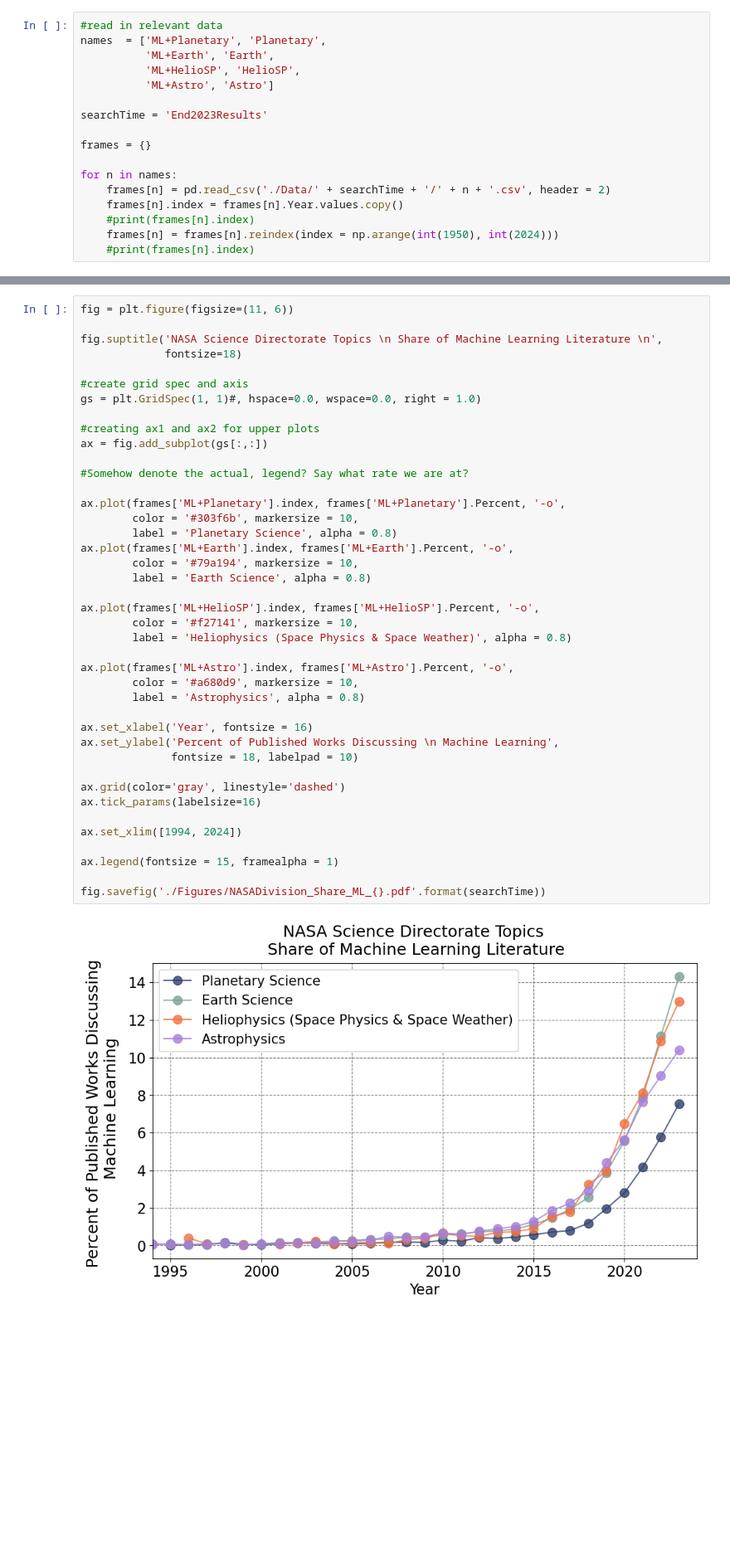
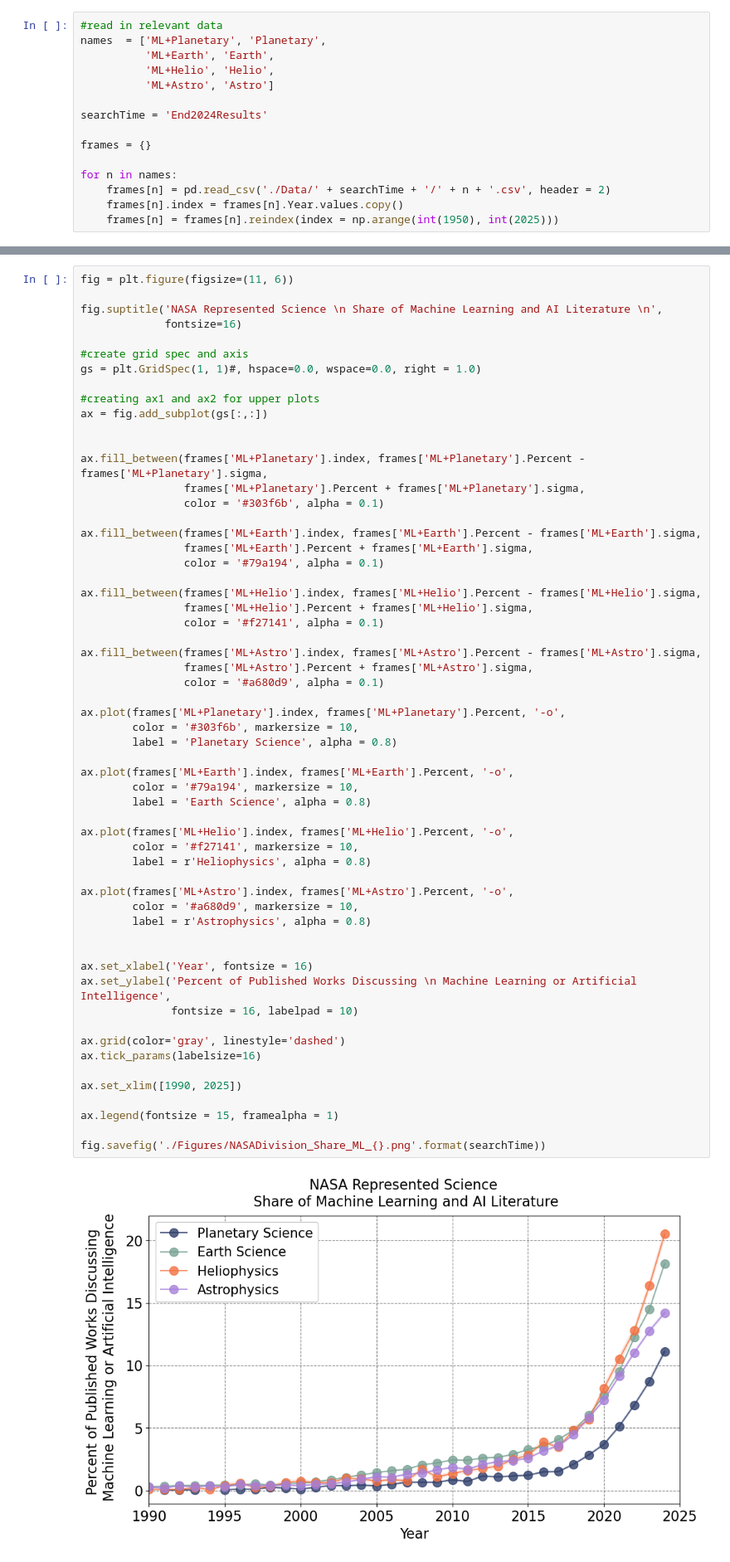
Before and after one commit to abbyazari/NASA-ML-Pubs, a Jupyter notebook: Analysis.ipynb, the cells around one changed output, grey strips where cells are left out. Shown at 83% size. Saved outputs shown, nothing was run; the diff lists cells and outputs as text; blank space fills up the shorter version.

```diff
--- a/Analysis.ipynb
+++ b/Analysis.ipynb
@@ -10,19 +10,17 @@ import matplotlib.pyplot as plt
 #read in relevant data
 names  = ['ML+Planetary', 'Planetary',
           'ML+Earth', 'Earth',
-          'ML+HelioSP', 'HelioSP',
+          'ML+Helio', 'Helio',
           'ML+Astro', 'Astro']
 
-searchTime = 'End2023Results'
+searchTime = 'End2024Results'
 
 frames = {}
 
 for n in names:
     frames[n] = pd.read_csv('./Data/' + searchTime + '/' + n + '.csv', header = 2)
     frames[n].index = frames[n].Year.values.copy()
-    #print(frames[n].index)
-    frames[n] = frames[n].reindex(index = np.arange(int(1950), int(2024)))
-    #print(frames[n].index)
+    frames[n] = frames[n].reindex(index = np.arange(int(1950), int(2025)))
 # %%
 #and make final normalized datasets by dividing over range 1950-2020
 
@@ -45,43 +67,60 @@ frames['ML+Astro']['Percent']   = 100*(frames['ML+Astro'].Papers /
 # %%
 fig = plt.figure(figsize=(11, 6))
 
-fig.suptitle('NASA Science Directorate Topics \n Share of Machine Learning Literature \n',
-             fontsize=18)
+fig.suptitle('NASA Represented Science \n Share of Machine Learning and AI Literature \n',
+             fontsize=16)
 
 #create grid spec and axis
 gs = plt.GridSpec(1, 1)#, hspace=0.0, wspace=0.0, right = 1.0)
 
 #creating ax1 and ax2 for upper plots
 ax = fig.add_subplot(gs[:,:])
 
-#Somehow denote the actual, legend? Say what rate we are at?
+
+ax.fill_between(frames['ML+Planetary'].index, frames['ML+Planetary'].Percent - frames['ML+Planetary'].sigma,
+                frames['ML+Planetary'].Percent + frames['ML+Planetary'].sigma,
+                color = '#303f6b', alpha = 0.1)
+
+ax.fill_between(frames['ML+Earth'].index, frames['ML+Earth'].Percent - frames['ML+Earth'].sigma,
+                frames['ML+Earth'].Percent + frames['ML+Earth'].sigma,
+                color = '#79a194', alpha = 0.1)
+
+ax.fill_between(frames['ML+Helio'].index, frames['ML+Helio'].Percent - frames['ML+Helio'].sigma,
+                frames['ML+Helio'].Percent + frames['ML+Helio'].sigma,
+                color = '#f27141', alpha = 0.1)
+
+ax.fill_between(frames['ML+Astro'].index, frames['ML+Astro'].Percent - frames['ML+Astro'].sigma,
+                frames['ML+Astro'].Percent + frames['ML+Astro'].sigma,
+                color = '#a680d9', alpha = 0.1)
 
 ax.plot(frames['ML+Planetary'].index, frames['ML+Planetary'].Percent, '-o',
         color = '#303f6b', markersize = 10,
         label = 'Planetary Science', alpha = 0.8)
+
 ax.plot(frames['ML+Earth'].index, frames['ML+Earth'].Percent, '-o',
         color = '#79a194', markersize = 10,
         label = 'Earth Science', alpha = 0.8)
 
-ax.plot(frames['ML+HelioSP'].index, frames['ML+HelioSP'].Percent, '-o',
+ax.plot(frames['ML+Helio'].index, frames['ML+Helio'].Percent, '-o',
         color = '#f27141', markersize = 10,
-        label = 'Heliophysics (Space Physics & Space Weather)', alpha = 0.8)
+        label = r'Heliophysics', alpha = 0.8)
 
 ax.plot(frames['ML+Astro'].index, frames['ML+Astro'].Percent, '-o',
         color = '#a680d9', markersize = 10,
-        label = 'Astrophysics', alpha = 0.8)
+        label = r'Astrophysics', alpha = 0.8)
+
 
 ax.set_xlabel('Year', fontsize = 16)
-ax.set_ylabel('Percent of Published Works Discussing \n Machine Learning',
-              fontsize = 18, labelpad = 10)
+ax.set_ylabel('Percent of Published Works Discussing \n Machine Learning or Artificial Intelligence',
+              fontsize = 16, labelpad = 10)
 
 ax.grid(color='gray', linestyle='dashed')
 ax.tick_params(labelsize=16)
 
-ax.set_xlim([1994, 2024])
+ax.set_xlim([1990, 2025])
 
 ax.legend(fontsize = 15, framealpha = 1)
 
-fig.savefig('./Figures/NASADivision_Share_ML_{}.pdf'.format(searchTime))
+fig.savefig('./Figures/NASADivision_Share_ML_{}.png'.format(searchTime))
 # %% [output]
-[figure, old version]
+[figure, new version]
```
Also changed, not shown: parts of 1 cell of this notebook, 19 other files.
